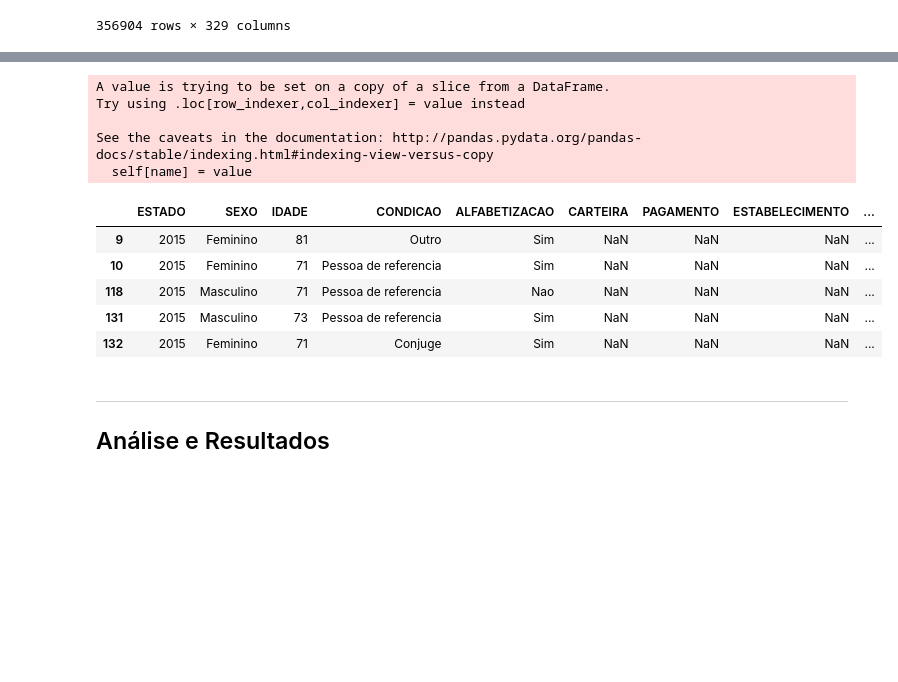
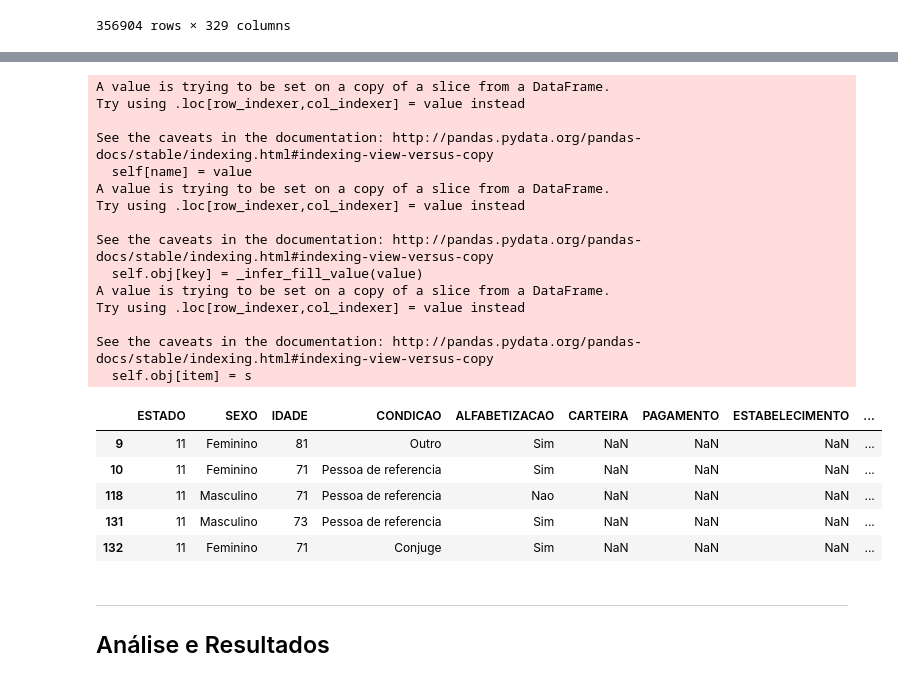
Before and after one commit to marianasabrantes/DP-P1, a Jupyter notebook: DP_P01_mariana.ipynb, the cells around one changed output, grey strips where cells are left out. Saved outputs shown, nothing was run; the diff lists cells and outputs as text; code cells hidden in the pictures; blank space fills up the shorter version.

```diff
--- a/DP_P01_mariana.ipynb
+++ b/DP_P01_mariana.ipynb
@@ -55,10 +55,10 @@ dados
 | 356903 | 356903 | 2015 | 53 | 2148 | 17 | 5 | 4 | 14 | 6 | 2008 | ... | ... |
 356904 rows × 329 columns
 # %%
-_dados = dados[['V0101', 'V0302','V8005', 'V0402', 'V0601', 'V9042', 'V9531', 'V9054',
+_dados = dados[['UF', 'V0302','V8005', 'V0402', 'V0601', 'V9042', 'V9531', 'V9054',
                 'V9060','V9077', 'V4743', 'V4745']]
 
-A = _dados.rename(index = str, columns = {'V0101': "ESTADO"})
+A = _dados.rename(index = str, columns = {'UF': "ESTADO"})
 B = A.rename(index = str, columns = {'V0302': "SEXO"})
 C = B.rename(index = str, columns = {'V8005': "IDADE"})
 D = C.rename(index = str, columns = {'V0402': "CONDICAO"})
@@ -97,38 +97,55 @@ P.CARTEIRA.cat.categories = (['Sim', 'Nao'])
 P.PAGAMENTO = P.PAGAMENTO.astype('category')
 P.PAGAMENTO.cat.categories = (['Existia rendimento em dinheiro'])
 
 P.ESTABELECIMENTO = P.ESTABELECIMENTO.astype('category')
 P.ESTABELECIMENTO.cat.categories = (['Lojas, oficina, etc', 'fazenda, sitio etc', 'domicilio que trabalha',
                                      'domicilio de patrao etc', 'local designado pelo cliente etc', 'em veiculo motor', 'em via publica', 'outros' ])
 
 P.T_PREVIDENCIA = P.T_PREVIDENCIA.astype('category')
 P.T_PREVIDENCIA.cat.categories = (['Federal', 'Municipal', 'Estadual'])
 
 P.TRABALHO = P.TRABALHO.astype('category')
 P.TRABALHO.cat.categories = (['Empregado', 'Trabalhador domestico', 'Conta Propria', 'Empregador', 'Trabalhador nao remunerado na unidade domiciliar',
                              'outro trabalho nao remunerado', 'trabalhador no proprio negocio'])
 
 P.RENDIMENTO = P.RENDIMENTO.astype('category')
 P.RENDIMENTO.cat.categories = (['Sem rendimento', 'Ate 1/4 de salario', 'mais de 1/4 ate 1/2 de salario', 'mais de 1/2 ate 1 de salario',
                                'mais de 1 ate 2 de salario', 'mais de 2 ate 3 de salario', 'mais de 3 ate 5 de salario', 'mais de 5 de salario',
                                 'sem declaracao'])
 
 P.ESTUDO = P.ESTUDO.astype('category')
 P.ESTUDO.cat.categories = (['Sem instrucao', 'Fund. Incomp ou equivalente', 'Fund. compl ou equivalente', 'Med Incomp ou equivalente',
                             'Med compl ou equilavente', 'Sup Incompl ou equivalente', 'Superior completo', 'nao determinado'])
+
+P.loc[(P.ESTADO>10)&(P.ESTADO<20), 'REGIAO'] = "Norte"
+P.loc[(P.ESTADO>20)&(P.ESTADO<30), 'REGIAO'] = "Nordeste"
+P.loc[(P.ESTADO>30)&(P.ESTADO<40), 'REGIAO'] = "Sudeste"
+P.loc[(P.ESTADO>40)&(P.ESTADO<=50), 'REGIAO'] = "Sul"
+P.loc[(P.ESTADO>=50)&(P.ESTADO<60), 'REGIAO'] = "Centro-Oeste"
+
 P.head()
 # %% [output]
 A value is trying to be set on a copy of a slice from a DataFrame.
 Try using .loc[row_indexer,col_indexer] = value instead
 
 See the caveats in the documentation: http://pandas.pydata.org/pandas-docs/stable/indexing.html#indexing-view-versus-copy
   self[name] = value
+A value is trying to be set on a copy of a slice from a DataFrame.
+Try using .loc[row_indexer,col_indexer] = value instead
+
+See the caveats in the documentation: http://pandas.pydata.org/pandas-docs/stable/indexing.html#indexing-view-versus-copy
+  self.obj[key] = _infer_fill_value(value)
+A value is trying to be set on a copy of a slice from a DataFrame.
+Try using .loc[row_indexer,col_indexer] = value instead
+
+See the caveats in the documentation: http://pandas.pydata.org/pandas-docs/stable/indexing.html#indexing-view-versus-copy
+  self.obj[item] = s
 |  | ESTADO | SEXO | IDADE | CONDICAO | ALFABETIZACAO | CARTEIRA | PAGAMENTO | ESTABELECIMENTO | ... |
-| 9 | 2015 | Feminino | 81 | Outro | Sim | NaN | NaN | NaN | ... |
-| 10 | 2015 | Feminino | 71 | Pessoa de referencia | Sim | NaN | NaN | NaN | ... |
-| 118 | 2015 | Masculino | 71 | Pessoa de referencia | Nao | NaN | NaN | NaN | ... |
-| 131 | 2015 | Masculino | 73 | Pessoa de referencia | Sim | NaN | NaN | NaN | ... |
-| 132 | 2015 | Feminino | 71 | Conjuge | Sim | NaN | NaN | NaN | ... |
+| 9 | 11 | Feminino | 81 | Outro | Sim | NaN | NaN | NaN | ... |
+| 10 | 11 | Feminino | 71 | Pessoa de referencia | Sim | NaN | NaN | NaN | ... |
+| 118 | 11 | Masculino | 71 | Pessoa de referencia | Nao | NaN | NaN | NaN | ... |
+| 131 | 11 | Masculino | 73 | Pessoa de referencia | Sim | NaN | NaN | NaN | ... |
+| 132 | 11 | Feminino | 71 | Conjuge | Sim | NaN | NaN | NaN | ... |
 # %% [markdown]
 ___
 ## Análise e Resultados
```
Also changed, not shown: parts of 7 cells of this notebook.
